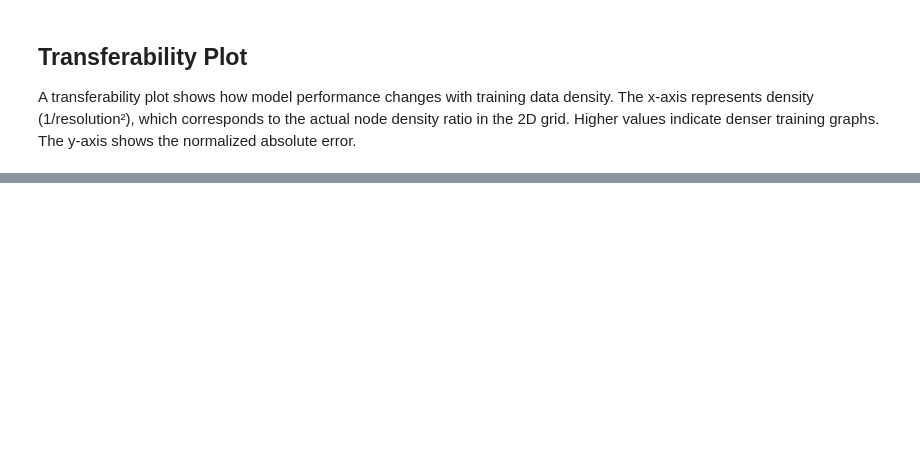
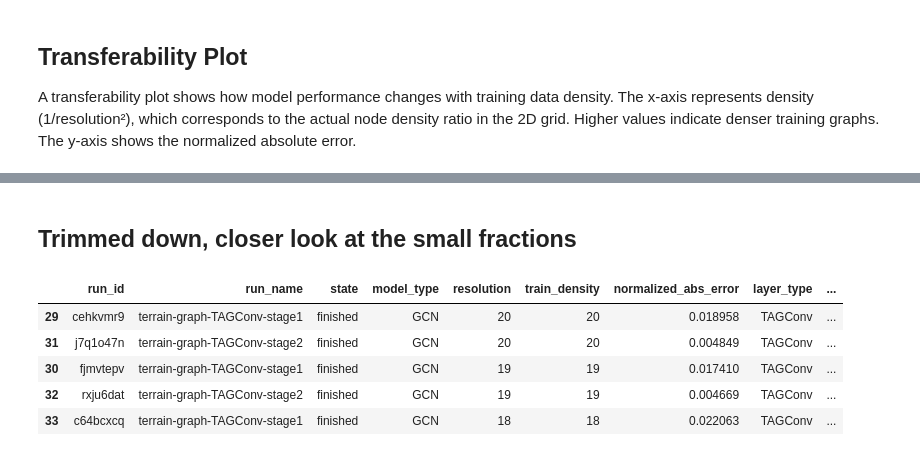
Before and after one commit to jotaporras/shortest-paths-nn, a Jupyter notebook: notebooks/e20_transferability_analysis.ipynb, the cells around one changed output, grey strips where cells are left out. Drawn from its saved outputs; the diff is of its cells as text; code cells hidden in the pictures; blank space fills up the shorter version.

```diff
--- a/notebooks/e20_transferability_analysis.ipynb
+++ b/notebooks/e20_transferability_analysis.ipynb
@@ -312,0 +327,11 @@ plt.show()
+# %% [markdown]
+## Trimmed down, closer look at the small fractions
+# %%
+best_per_density.head()
+# %% [output]
+|  | run_id | run_name | state | model_type | resolution | train_density | normalized_abs_error | layer_type | ... |
+| 29 | cehkvmr9 | terrain-graph-TAGConv-stage1 | finished | GCN | 20 | 20 | 0.018958 | TAGConv | ... |
+| 31 | j7q1o47n | terrain-graph-TAGConv-stage2 | finished | GCN | 20 | 20 | 0.004849 | TAGConv | ... |
+| 30 | fjmvtepv | terrain-graph-TAGConv-stage1 | finished | GCN | 19 | 19 | 0.017410 | TAGConv | ... |
+| 32 | rxju6dat | terrain-graph-TAGConv-stage2 | finished | GCN | 19 | 19 | 0.004669 | TAGConv | ... |
+| 33 | c64bcxcq | terrain-graph-TAGConv-stage1 | finished | GCN | 18 | 18 | 0.022063 | TAGConv | ... |
```
Also changed, not shown: parts of 11 cells of this notebook, 8 other files.
